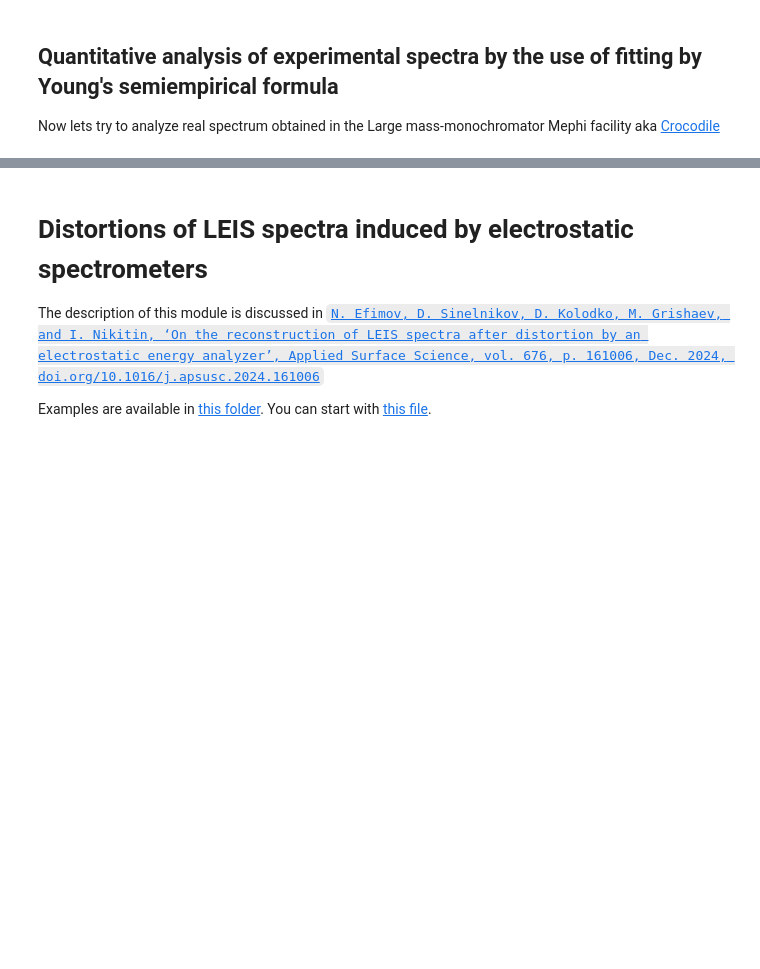
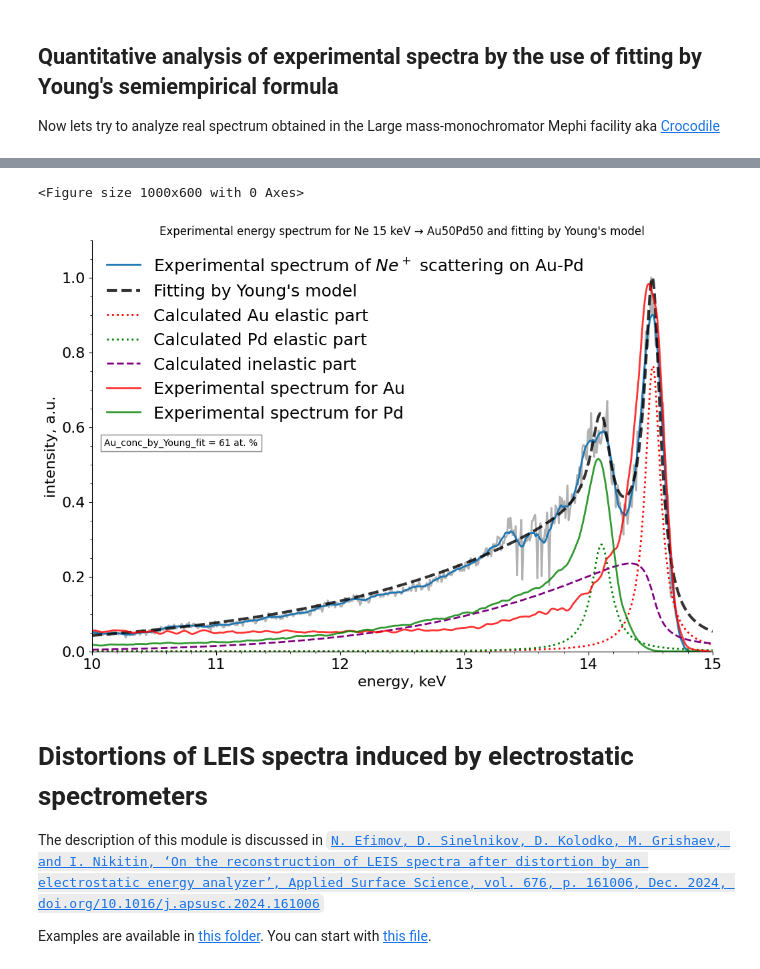
Before and after one commit to mauveferret/SpecRec, a Jupyter notebook: main_example.ipynb, the cells around one changed output, grey strips where cells are left out. Cells and saved outputs as stored; diff of their text form; code cells hidden in the pictures; blank space fills up the shorter version.

Commit message:
added SemiEmpirical formulas

```diff
--- a/main_example.ipynb
+++ b/main_example.ipynb
@@ -435,0 +439,72 @@ for spectrum_path in spectra:
+# %%
+import os, sys
+import matplotlib.pyplot as plt
+import numpy as np
+#change path to working directory
+BASE_LIB_PATH = "tools"
+sys.path.insert(1, os.getcwd()+os.sep+BASE_LIB_PATH)
+import LEIS_tools as leis
+spectrum_path0 = os.getcwd()+os.sep+"raw_data"+os.sep+"exp_AuPd"+os.sep
+exp_spectra = os.listdir(spectrum_path0)
+plt.figure(figsize=(10, 6))
+
+spectrum_path_Ne = next(path for path in exp_spectra if "19-53" in path)
+
+spectra = [spectrum_path_Ne]
+R = 0.01
+
+for spectrum_path in spectra:
+    Emin = 10000
+    Emax = 15000
+
+    data = leis.spectrum(spectrum_path0+spectrum_path, 200)
+    reference_Au =  leis.spectrum(spectrum_path0+f"exp_ref_{data.incident_atom}_Au.dat", 120)
+    reference_Au.shift_spectrum_en(20)
+    signal_Pd0 =  leis.spectrum(spectrum_path0+f"exp_ref_{data.incident_atom}_Pd.txt", 120)
+    signal_Pd0.shift_spectrum_en(90)
+    signal_Pd = signal_Pd0.spectrum_int
+
+    young_fitting = leis.fitted_spectrum(data, "Pd", "Au")
+
+    # calculate Au conc by SemiRef approach, where we sure normalized reference spectra to
+    # separate signals of Au and Pd/ The quantification is done by the peak intensity of Au and Pd,
+    # which are normalized to the sensitivity factors of Au and Pd
+    exp_Au_signal = leis.peak(reference_Au.spectrum_int[int(Emin/data.step):])*leis.get_sensitivity_factor(data.E0, data.incident_atom, "Au", data.scattering_angle, data.dTheta, R=R)
+    exp_Au_conc = exp_Au_signal/(exp_Au_signal+leis.peak(signal_Pd[int(Emin/data.step):])*leis.get_sensitivity_factor(data.E0, data.incident_atom, "Pd", data.scattering_angle, data.dTheta, R=R))*100
+    box  = f"Au_conc_by_Young_fit = {young_fitting.get_concentration():.0f} at. %"
+
+    plt.figure(figsize=(12, 8))
+    plt.text(10.1, 0.55, box, fontsize=10, bbox=dict(facecolor='white', alpha=0.5))
+    # we use data_raw to plot the noise of the experimental signal by grey color with high transparency
+    data_raw = leis.spectrum(spectrum_path0+spectrum_path)
+    plt.plot(data_raw.spectrum_en[int(Emin/data.step):]/1000, data_raw.spectrum_int[int(Emin/data.step):], '-', linewidth=2, color = "grey", alpha = 0.6)
+    plt.plot(data.spectrum_en[int(Emin/data.step):]/1000, data.spectrum_int[int(Emin/data.step):], '-', linewidth=2, label="Experimental spectrum of $Ne^+$ scattering on Au-Pd")
+    # Plot fittings
+    plt.plot(data.spectrum_en[int(Emin/data.step):]/1000, young_fitting.get_fitted_spectrum()[int(Emin/data.step):], '--', linewidth=3, color="black", alpha = 0.8, label="Fitting by Young's model")
+    plt.plot(data.spectrum_en[int(Emin/data.step):]/1000, [i*0.96 for i in (young_fitting.get_elastic_part("Au")[int(Emin/data.step):])], ':', linewidth=2, color="red", label="Calculated Au elastic part")
+    plt.plot(data.spectrum_en[int(Emin/data.step):]/1000, young_fitting.get_elastic_part("Pd")[int(Emin/data.step):], ':', linewidth=2, color="green", label="Calculated Pd elastic part")
+    plt.plot(data.spectrum_en[int(Emin/data.step):]/1000, young_fitting.get_inelastic_part("Au")[int(Emin/data.step):], '--', linewidth=2, color="purple", label="Calculated inelastic part")
+    # Plot results of Au and Pd signal separation by SemiRef approach
+    plt.plot(reference_Au.spectrum_en[int(Emin/data.step):]/1000, reference_Au.spectrum_int[int(Emin/data.step):], '-', linewidth=2, color="red", alpha = 0.8, label="Experimental spectrum for Au")
+    temp_Au = np.interp(data.spectrum_int[int(13000/data.step):int(14000/data.step)], reference_Au.spectrum_en, reference_Au.spectrum_int)
+    max = np.max(data.spectrum_int[int(13000/data.step):int(14000/data.step)] - temp_Au )
+    plt.plot(signal_Pd0.spectrum_en[int(Emin/data.step):]/1000, signal_Pd0.spectrum_int[int(Emin/data.step):]*max, '-', linewidth=2, color="green", alpha = 0.8, label="Experimental spectrum for Pd")
+
+    plt.title(f"Experimental energy spectrum for {data.incident_atom} {int(data.E0/1000)} keV → Au50Pd50 and fitting by Young's model")
+    plt.xlabel('energy, keV', fontsize=16)
+    plt.ylabel('intensity, a.u.', fontsize=16)
+    plt.xlim (Emin/1000, Emax/1000)
+    plt.ylim(0, 1.1)
+    plt.minorticks_on()
+    plt.xticks(fontsize=16)
+    plt.yticks(fontsize=16)
+    plt.legend(loc="upper left", frameon=False, fontsize=18)
+    ax = plt.subplot(111)
+
+    # Remove the top spine
+    ax.spines['top'].set_visible(False)
+
+    # Optionally, remove the right spine as well for a cleaner look
+    ax.spines['right'].set_visible(False)
+    plt.show()
+# %% [output]
@@ -436,3 +513,5 @@ for spectrum_path in spectra:
+<Figure size 1000x600 with 0 Axes>
+[figure, added]
 # %% [markdown]
 # Distortions of LEIS spectra induced by electrostatic spectrometers
 
```
Also changed, not shown: parts of 2 cells of this notebook, 2 other files.
